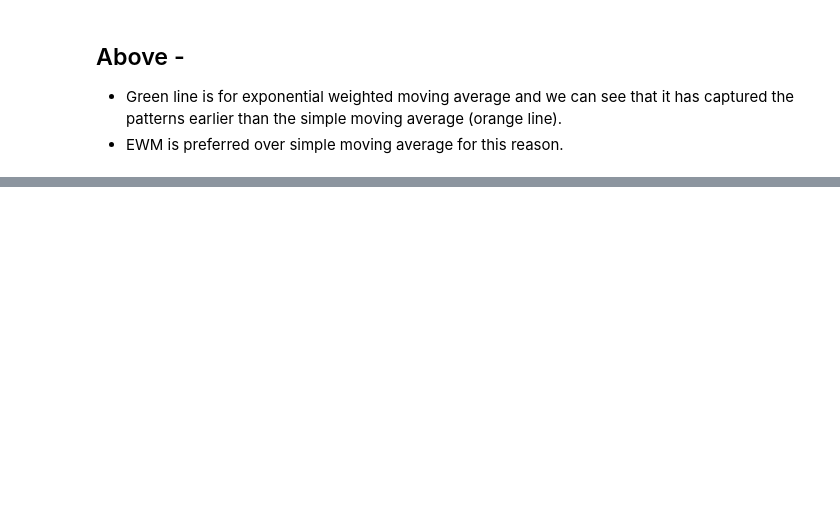
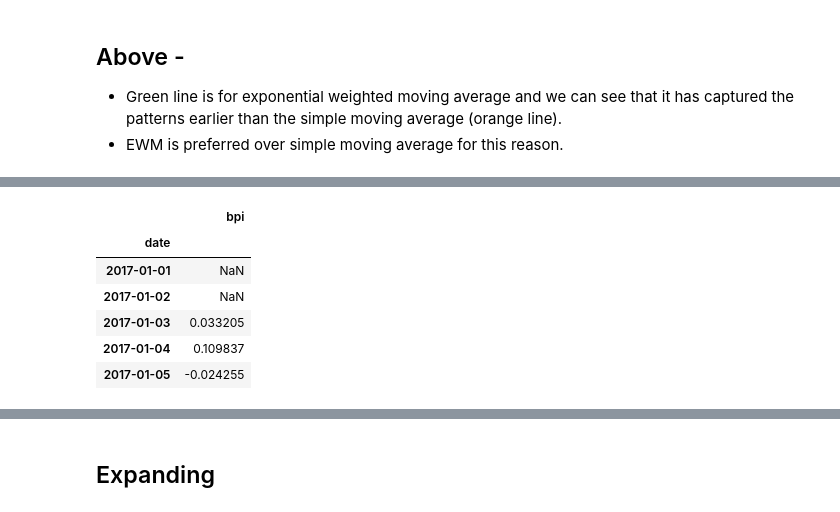
Before and after one commit to esharma3/Time-Series-Analysis, a Jupyter notebook: 05-Python_Functions_for_Time_Series_Modeling_and_Analysis_I.ipynb, the cells around one changed output, grey strips where cells are left out. Cells and saved outputs as stored; diff of their text form; code cells hidden in the pictures; blank space fills up the shorter version.

```diff
--- a/05-Python_Functions_for_Time_Series_Modeling_and_Analysis_I.ipynb
+++ b/05-Python_Functions_for_Time_Series_Modeling_and_Analysis_I.ipynb
@@ -331,0 +435,13 @@ pd.concat(
+# %%
+# percentage change between current and second last (1030.8175 and 997.6888)
+# how much percentage has changed over a certain time period (compared to the weekend ot last year etc.)
+
+data[:5].pct_change(2)
+# %% [output]
+|  | bpi |
+| date |  |
+| 2017-01-01 | NaN |
+| 2017-01-02 | NaN |
+| 2017-01-03 | 0.033205 |
+| 2017-01-04 | 0.109837 |
+| 2017-01-05 | -0.024255 |
@@ -331,0 +449,2 @@ pd.concat(
+# %% [markdown]
+## Expanding
```
Also changed, not shown: parts of 15 cells of this notebook.
